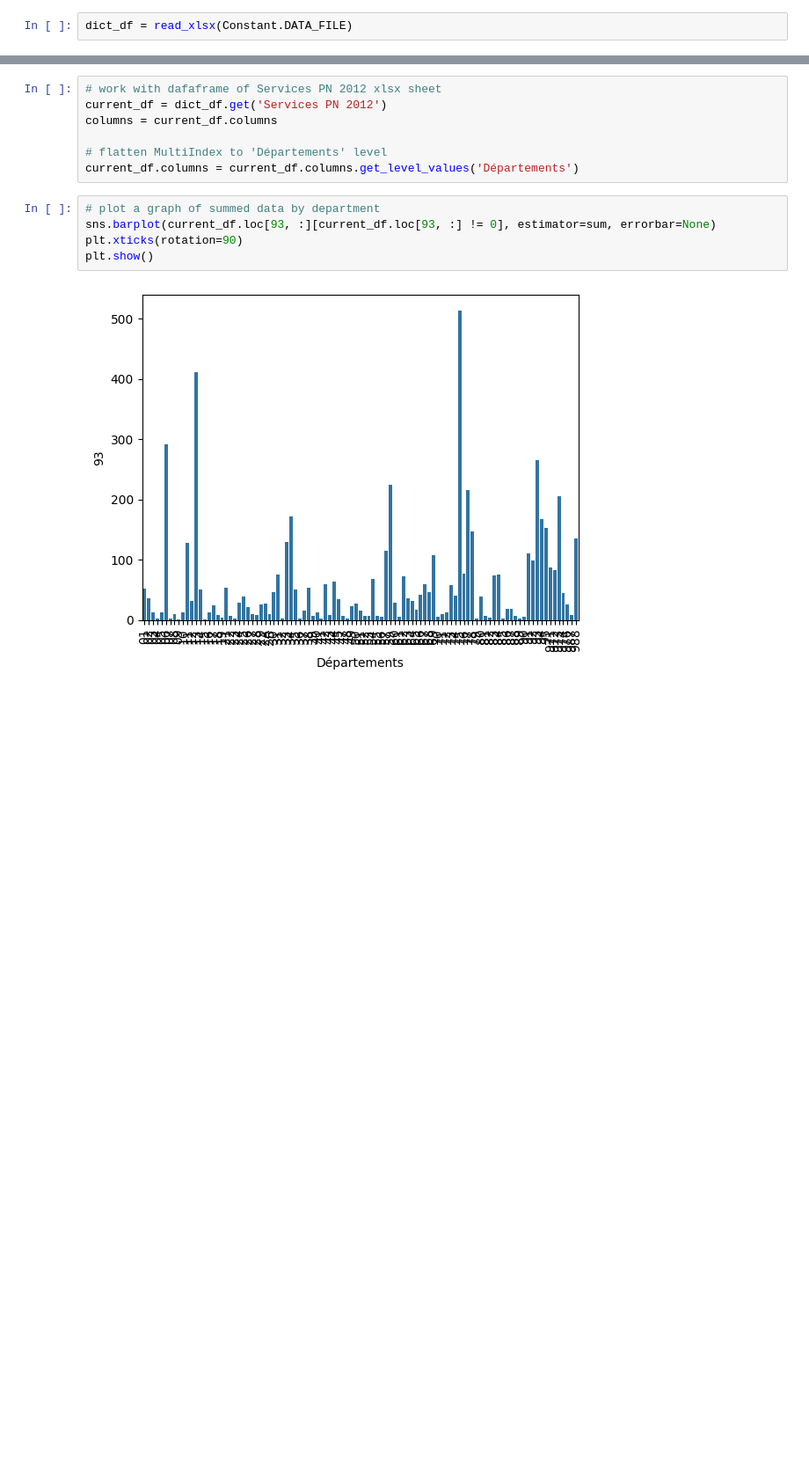
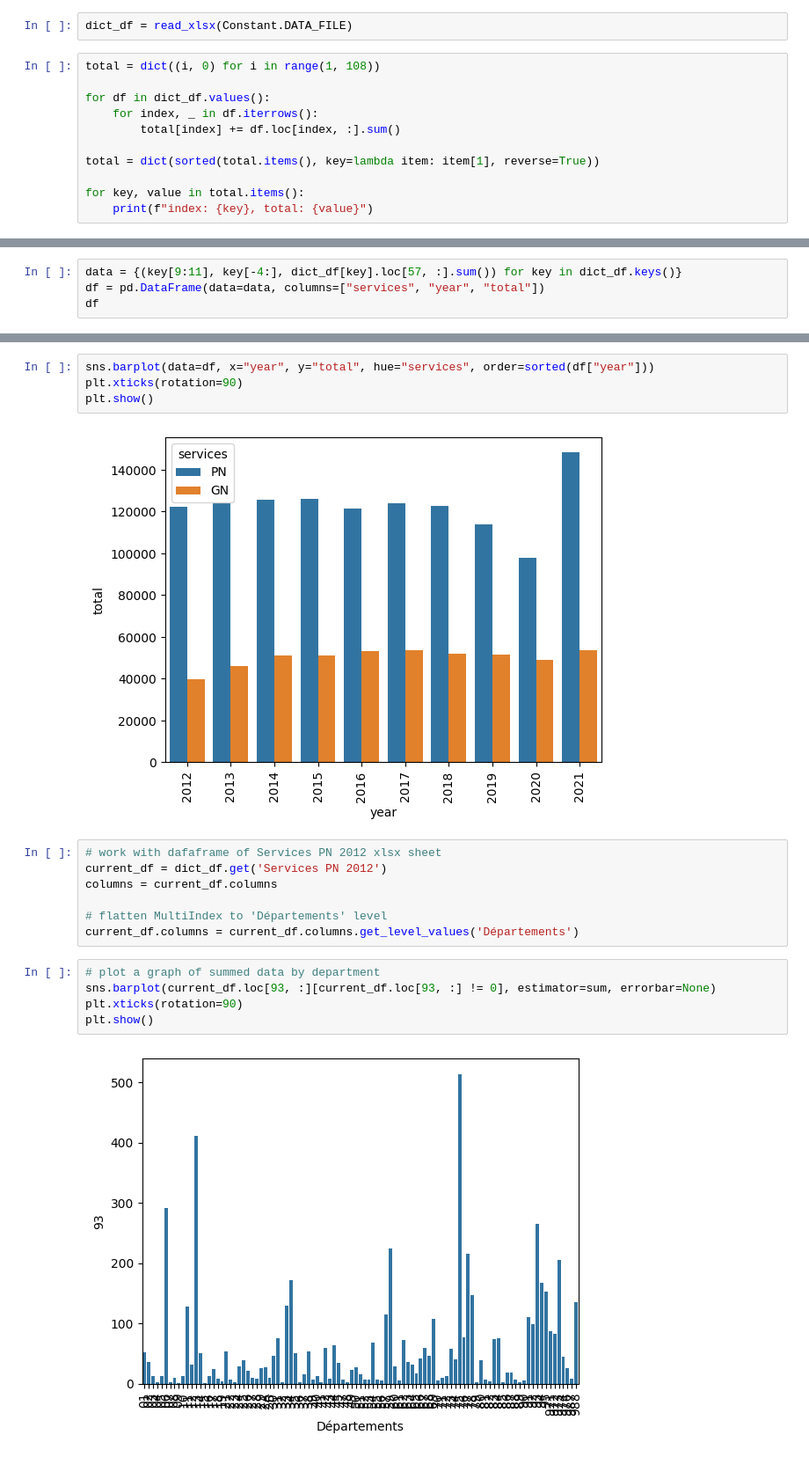
Before and after one commit to LoicLeguille/crimes-delits, a Jupyter notebook: main.ipynb, the cells around one changed output, grey strips where cells are left out. Shown at 88% size. Cells and saved outputs as stored; diff of their text form; blank space fills up the shorter version.

Commit message:
added yearly comparison for labelled index

```diff
--- a/main.ipynb
+++ b/main.ipynb
@@ -41,2 +41,13 @@ download_file(url=Constant.INSTRUCTIONS_URL, filepath=Constant.INSTRUCTIONS_FILE
 # %%
 dict_df = read_xlsx(Constant.DATA_FILE)
+# %%
+total = dict((i, 0) for i in range(1, 108))
+
+for df in dict_df.values():
+    for index, _ in df.iterrows():
+        total[index] += df.loc[index, :].sum()
+
+total = dict(sorted(total.items(), key=lambda item: item[1], reverse=True))
+
+for key, value in total.items():
+    print(f"index: {key}, total: {value}")
@@ -42,0 +72,4 @@ dict_df = read_xlsx(Constant.DATA_FILE)
+# %%
+data = {(key[9:11], key[-4:], dict_df[key].loc[57, :].sum()) for key in dict_df.keys()}
+df = pd.DataFrame(data=data, columns=["services", "year", "total"])
+df
@@ -43,3 +94,9 @@ dict_df = read_xlsx(Constant.DATA_FILE)
+# %%
+sns.barplot(data=df, x="year", y="total", hue="services", order=sorted(df["year"]))
+plt.xticks(rotation=90)
+plt.show()
+# %% [output]
+[figure, added]
 # %%
 # work with dafaframe of Services PN 2012 xlsx sheet
 current_df = dict_df.get('Services PN 2012')
```
Also changed, not shown: parts of 4 cells of this notebook.
